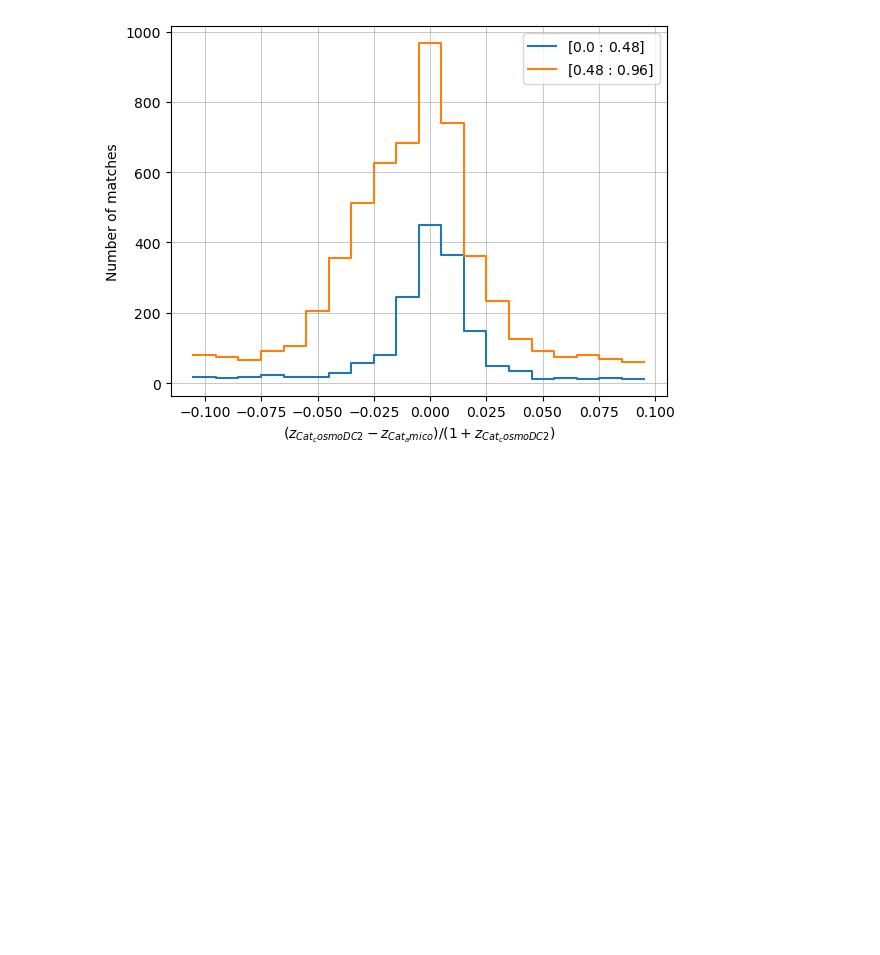
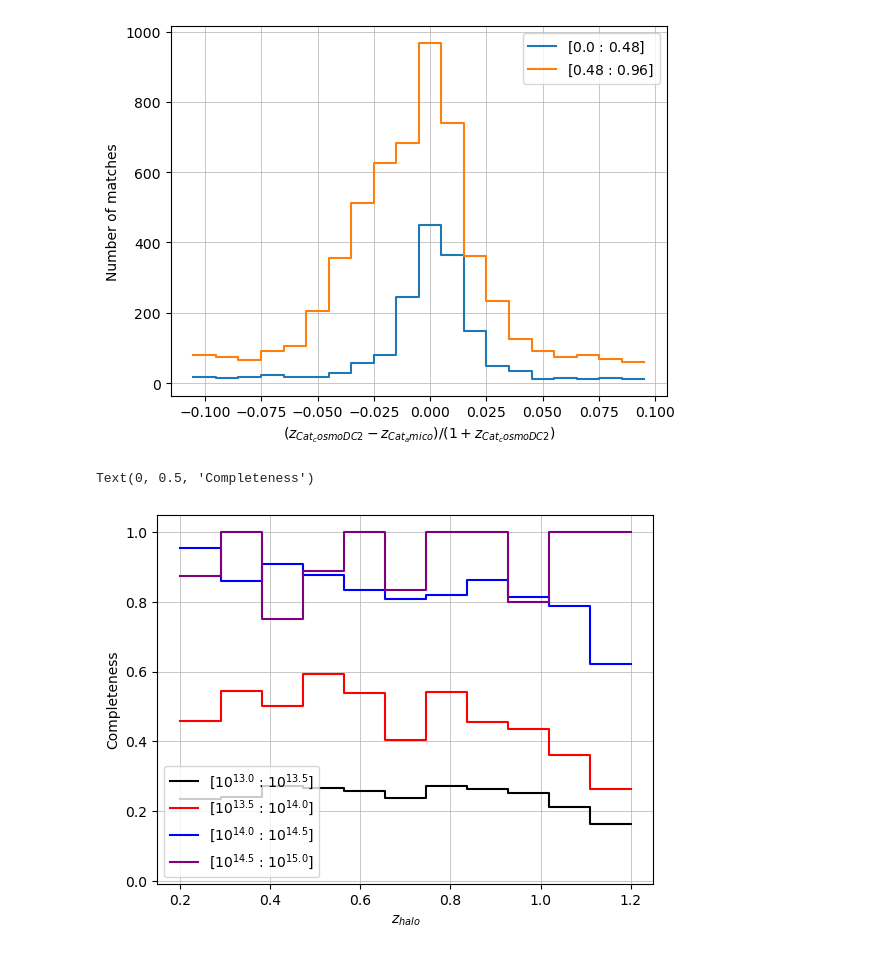
Before and after one commit to LSSTDESC/cluster_challenge, a Jupyter notebook: notebooks/morecl_match_amicocosmodc2.ipynb, the cells around one changed output. Saved outputs shown, nothing was run; the diff lists cells and outputs as text; code cells hidden in the pictures; blank space fills up the shorter version.

```diff
--- a/notebooks/morecl_match_amicocosmodc2.ipynb
+++ b/notebooks/morecl_match_amicocosmodc2.ipynb
@@ -334,3 +388,22 @@ info = d_cf.redshift(cdc1, cam1, 'cross', redshift_bins=20,
                    col2='z', bins2=zbins[::4], normalize='cat1')
 # %% [output]
 [figure]
+# %%
+from clevar.match_metrics.recovery import ClCatalogFuncs as r_cf
+#zbins = np.linspace(0.2,1.5,14)
+zbins = np.linspace(0.2,1.2,12)
+mbins = [10**13,10**13.5,10**14,10**14.5,10**15]
+#zbins = np.linspace(0, 1.6, 9)
+#mbins = np.logspace(14, 15, 5)
+fig = plt.figure()#figsize=(figx,figy))
+info = r_cf.plot(cdc1, col1='z', col2='mass', bins1=zbins, bins2=mbins, matching_type='cross', legend_format=lambda x: f'10^{{{np.log10(x)}}}', lines_kwargs_list = [{'color':'black'}, {'color':'red'}, {'color':'blue'}, {'color':'purple'}])
+info['ax'].set_xlabel('$z_{halo}$')
+info['ax'].set_ylabel('Completeness')
+#info['ax'].set_ylim(0,1.2)
+#info['ax'].set_xlim(0.2,1.6)
+#info['ax'].set_title(matching)
+#plt.savefig(outpath+'recovery_plot.png', bbox_inches='tight')
+#plt.close(fig)
+# %% [output]
+Text(0, 0.5, 'Completeness')
+[figure, added]
```
Also changed, not shown: parts of 14 cells of this notebook.
